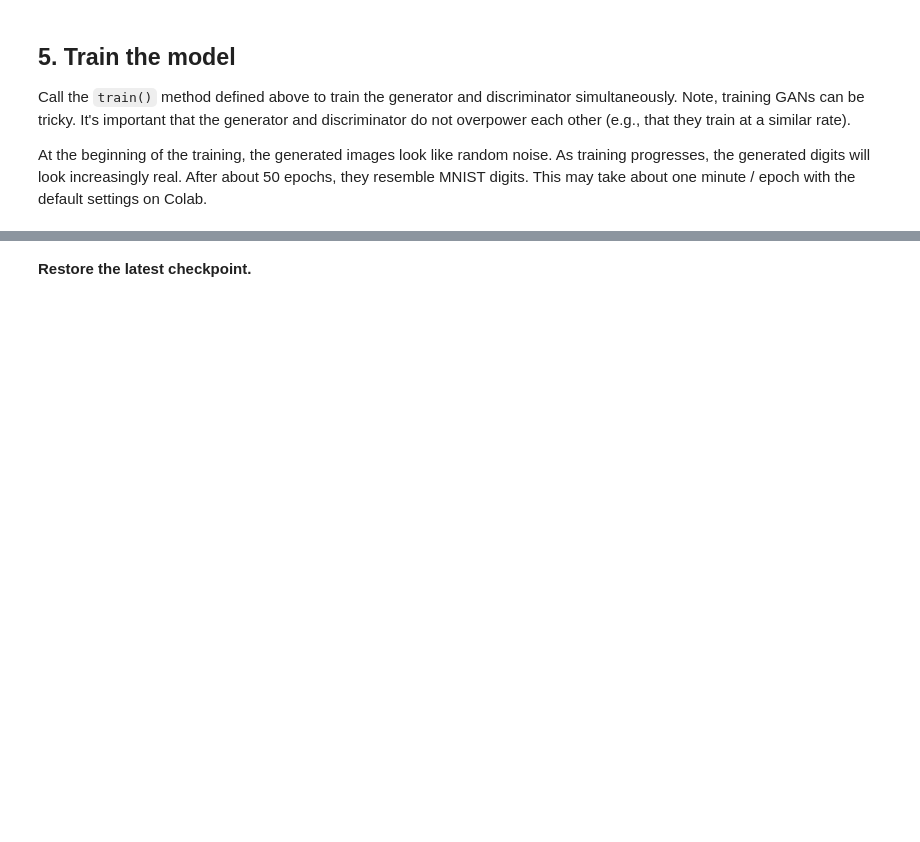
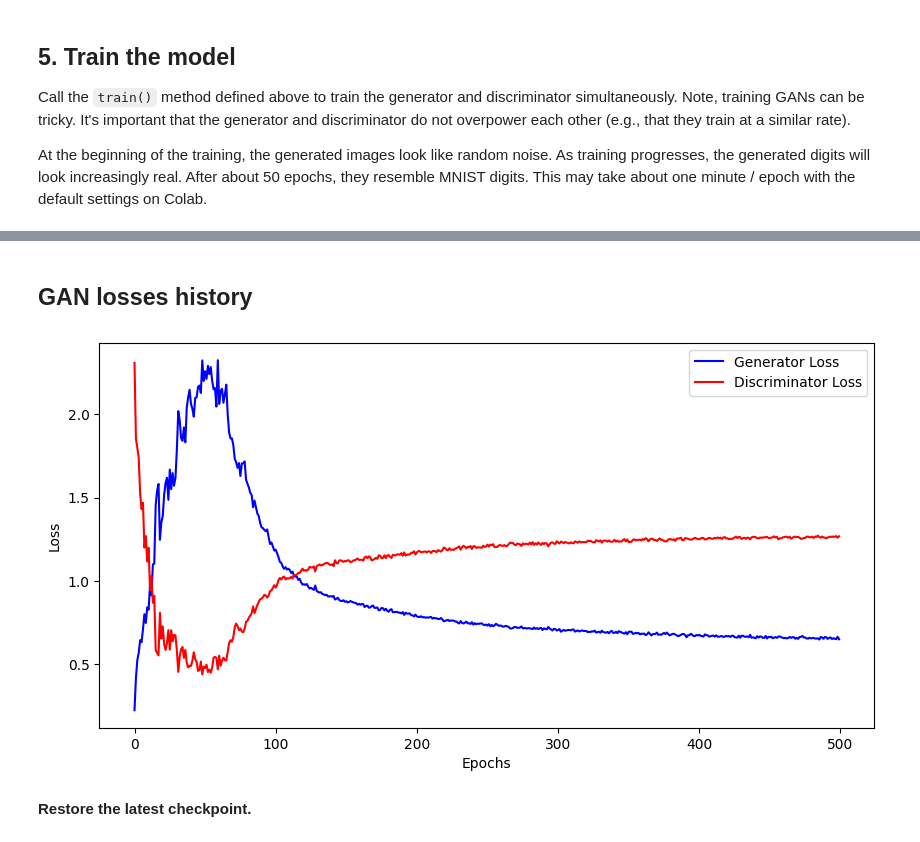
Before and after one commit to pintamonas4575/RLGAN-project-MAADM-UPM, a Jupyter notebook: RLGAN-p2-DC-GAN.ipynb, the cells around one changed output, grey strips where cells are left out. Cells and saved outputs as stored; diff of their text form; code cells hidden in the pictures; blank space fills up the shorter version.

```diff
--- a/RLGAN-p2-DC-GAN.ipynb
+++ b/RLGAN-p2-DC-GAN.ipynb
@@ -281,3 +300,19 @@ Time for epoch 1000: 2.54 secs
+# %% [markdown]
+## **GAN losses history**
+# %%
+def plot_loss(gen_loss: list, disc_loss: list) -> None:
+    plt.figure(figsize=(10, 5))
+    plt.plot(gen_loss, label="Generator Loss", color="blue")
+    plt.plot(disc_loss, label="Discriminator Loss", color="red")
+    plt.xlabel("Epochs")
+    plt.ylabel("Loss")
+    plt.legend()
+    plt.savefig(f"results_p2/DCGAN_{EPOCHS}_loss_history.png")
+    plt.show()
+
+plot_loss(gen_loss_history, disc_loss_history)
+# %% [output]
+[figure, added]
 # %% [markdown]
 **Restore the latest checkpoint.**
 # %%
```
Also changed, not shown: parts of 14 cells of this notebook, 5 other files.
